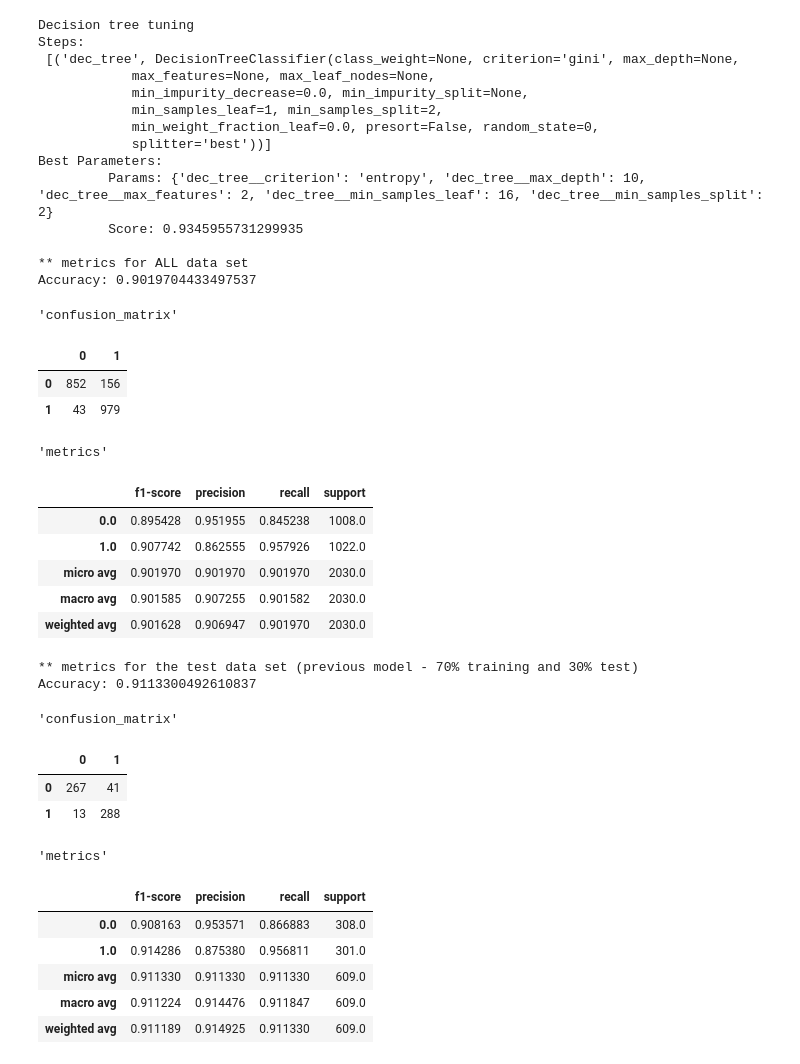
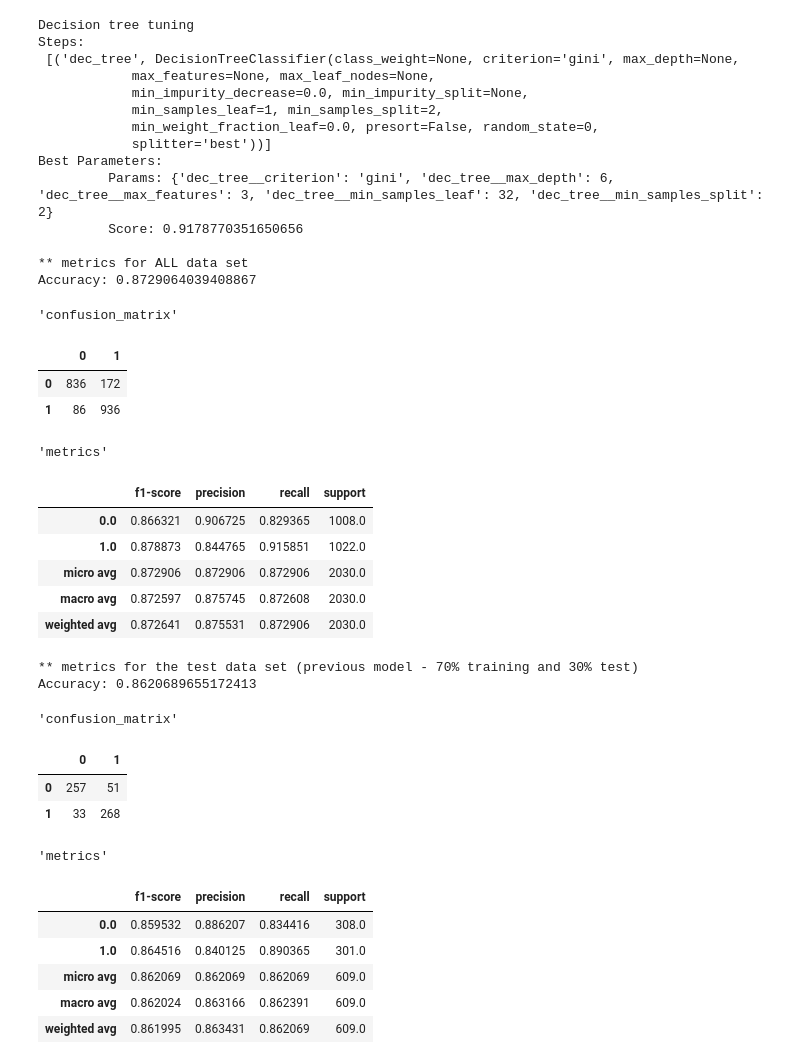
Before and after one commit to eldereng/JSEP-ClassSplitting, a Jupyter notebook: TreeStudy.ipynb, the cells around one changed output. Drawn from its saved outputs; the diff is of its cells as text; code cells hidden in the pictures.

```diff
--- a/TreeStudy.ipynb
+++ b/TreeStudy.ipynb
@@ -46,11 +46,12 @@ from sklearn.tree import export_graphviz
 from sklearn.externals.six import StringIO
 from IPython.display import Image
 import pydotplus
+import pickle
 
 def PlotTree(clf, features, name="Tree.png"):
     dot_data=StringIO()
     export_graphviz(clf, out_file=dot_data, filled=True, rounded=True, special_characters=True,
-                    feature_names=features,class_names=['0','1'])
+                    feature_names=features,class_names=['0.0','1.0'])
     graph = pydotplus.graph_from_dot_data(dot_data.getvalue())
     graph.write_png(name)
     return Image(graph.create_png())
@@ -65,8 +66,9 @@ def GetMetrics(y_test, y_pred):
 
 Class=["refatoracao"]
 features = [ "LOC", "NPM", "WMC", "NOC", "DIT", "CAM",
-             "CBO", "RFC", "LCOM", "CA", "CE", "LCOM3",
-             "DAM", "MOA", "MFA", "IC", "CBM", "AMC", ]
+             "CBO", "RFC", "CA", "CE", "LCOM3", #"LCOM",
+             "DAM", "MOA", "MFA", "IC", "CBM", "AMC",
+           ]
 df = pd.read_csv('dataset_refat_final.csv',delimiter=";", decimal=".") #, header=True) #,names=features)
 x = df[features]
 y = df[Class]
@@ -107,12 +109,13 @@ Accuracy: 0.8407224958949097
 ## Find the best params for DecisionTreeClassifier and we use KFold
 
 dec_tree = DecisionTreeClassifier(random_state=0) # random_state - deterministic behaviour during fitting random_state has to be fixed to an integer
-pipe = Pipeline(steps=[ ('dec_tree', dec_tree)])
+pipe = Pipeline(steps=[ ('dec_tree', dec_tree),
+                      ])
 parameters = dict(dec_tree__criterion=['gini', 'entropy'],
                   dec_tree__min_samples_split=[2, 4, 8, 16, 32],
                   dec_tree__min_samples_leaf=[2, 4, 8, 16, 32],
                   dec_tree__max_depth=[2, 4, 6, 8, 10, 12, 14, 16, 18],
-                  dec_tree__max_features=[2, 4, 6, 8, 10, 12, 14, 16, 18],
+                  dec_tree__max_features=list(range(1,len(features)+1)),
                  )
 scores = {'accuracy' :make_scorer(accuracy_score),
           'recall'   :make_scorer(recall_score),
@@ -126,59 +129,60 @@ clf_GS = GridSearchCV(pipe, param_grid = parameters, n_jobs=-1, cv=KF,
                       scoring = 'roc_auc',
                      )
 clf_GS_fit=clf_GS.fit(x, y)
+pickle.dump(clf_GS, open("BestDecisionTree", 'wb')) # Save Model
 
 print("Decision tree tuning")
 print("Steps:\n",pipe.steps)
 print("Best Parameters:\n\t Params: {}\n\t Score: {}\n".format(clf_GS.best_params_,clf_GS.best_score_))
 
 print("** metrics for ALL data set")
 y_pred = clf_GS_fit.predict(x)
 GetMetrics(y, y_pred)
 
 print("** metrics for the test data set (previous model - 70% training and 30% test)")
 y_pred = clf_GS_fit.predict(X_test)
 GetMetrics(y_test, y_pred)
 
 img=PlotTree(clf_GS.best_estimator_.named_steps["dec_tree"], features, "Tree_GS.png")
 # %% [output]
 Decision tree tuning
 Steps:
  [('dec_tree', DecisionTreeClassifier(class_weight=None, criterion='gini', max_depth=None,
             max_features=None, max_leaf_nodes=None,
             min_impurity_decrease=0.0, min_impurity_split=None,
             min_samples_leaf=1, min_samples_split=2,
             min_weight_fraction_leaf=0.0, presort=False, random_state=0,
             splitter='best'))]
 Best Parameters:
-         Params: {'dec_tree__criterion': 'entropy', 'dec_tree__max_depth': 10, 'dec_tree__max_features': 2, 'dec_tree__min_samples_leaf': 16, 'dec_tree__min_samples_split': 2}
-         Score: 0.9345955731299935
+         Params: {'dec_tree__criterion': 'gini', 'dec_tree__max_depth': 6, 'dec_tree__max_features': 3, 'dec_tree__min_samples_leaf': 32, 'dec_tree__min_samples_split': 2}
+         Score: 0.9178770351650656
 
 ** metrics for ALL data set
-Accuracy: 0.9019704433497537
+Accuracy: 0.8729064039408867
 'confusion_matrix'
 |  | 0 | 1 |
-| 0 | 852 | 156 |
-| 1 | 43 | 979 |
+| 0 | 836 | 172 |
+| 1 | 86 | 936 |
 'metrics'
 |  | f1-score | precision | recall | support |
-| 0.0 | 0.895428 | 0.951955 | 0.845238 | 1008.0 |
-| 1.0 | 0.907742 | 0.862555 | 0.957926 | 1022.0 |
-| micro avg | 0.901970 | 0.901970 | 0.901970 | 2030.0 |
-| macro avg | 0.901585 | 0.907255 | 0.901582 | 2030.0 |
-| weighted avg | 0.901628 | 0.906947 | 0.901970 | 2030.0 |
+| 0.0 | 0.866321 | 0.906725 | 0.829365 | 1008.0 |
+| 1.0 | 0.878873 | 0.844765 | 0.915851 | 1022.0 |
+| micro avg | 0.872906 | 0.872906 | 0.872906 | 2030.0 |
+| macro avg | 0.872597 | 0.875745 | 0.872608 | 2030.0 |
+| weighted avg | 0.872641 | 0.875531 | 0.872906 | 2030.0 |
 ** metrics for the test data set (previous model - 70% training and 30% test)
-Accuracy: 0.9113300492610837
+Accuracy: 0.8620689655172413
 'confusion_matrix'
 |  | 0 | 1 |
-| 0 | 267 | 41 |
-| 1 | 13 | 288 |
+| 0 | 257 | 51 |
+| 1 | 33 | 268 |
 'metrics'
 |  | f1-score | precision | recall | support |
-| 0.0 | 0.908163 | 0.953571 | 0.866883 | 308.0 |
-| 1.0 | 0.914286 | 0.875380 | 0.956811 | 301.0 |
-| micro avg | 0.911330 | 0.911330 | 0.911330 | 609.0 |
-| macro avg | 0.911224 | 0.914476 | 0.911847 | 609.0 |
-| weighted avg | 0.911189 | 0.914925 | 0.911330 | 609.0 |
+| 0.0 | 0.859532 | 0.886207 | 0.834416 | 308.0 |
+| 1.0 | 0.864516 | 0.840125 | 0.890365 | 301.0 |
+| micro avg | 0.862069 | 0.862069 | 0.862069 | 609.0 |
+| macro avg | 0.862024 | 0.863166 | 0.862391 | 609.0 |
+| weighted avg | 0.861995 | 0.863431 | 0.862069 | 609.0 |
 # %%
 TrainParmResults=pd.DataFrame(clf_GS.cv_results_)
 pd.options.display.max_columns = None
```
Also changed, not shown: parts of 3 cells of this notebook, 3 other files.
